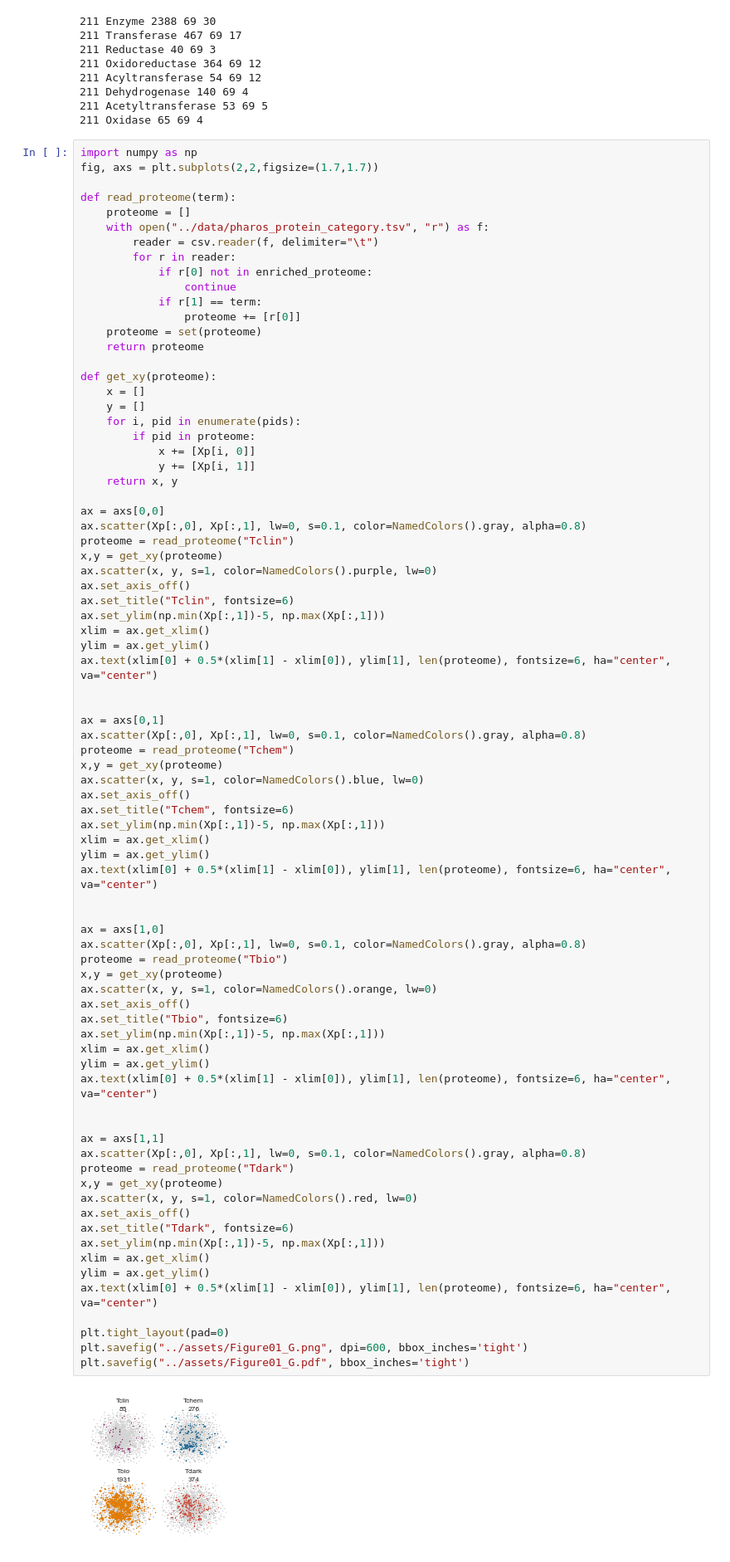
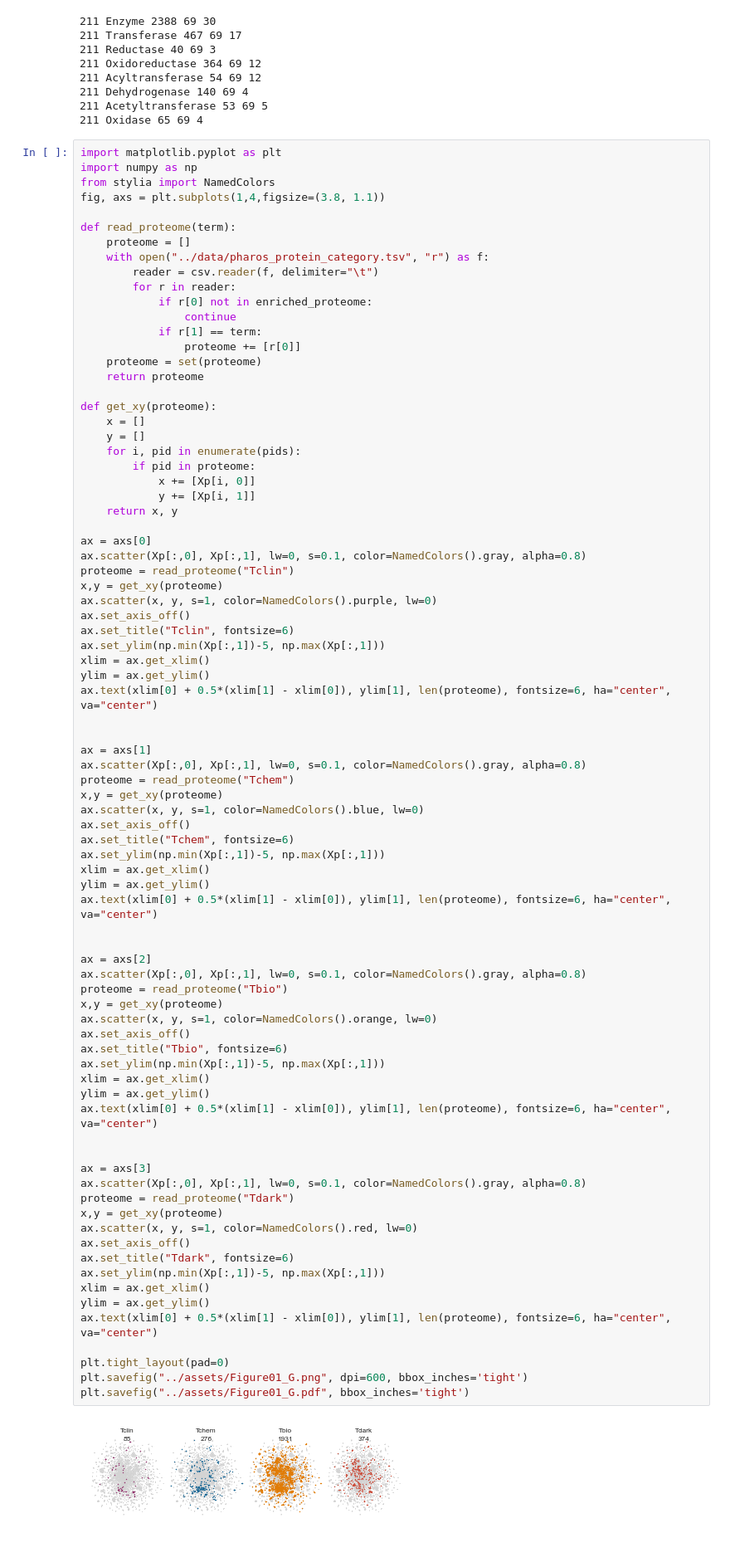
Before and after one commit to ligand-discovery/primary-paper-figures, a Jupyter notebook: notebooks/GlobalAnalysis.ipynb, the cells around one changed output. Shown at 83% size. Cells and saved outputs as stored; diff of their text form.

```diff
--- a/notebooks/Figure-01.ipynb
+++ b/notebooks/GlobalAnalysis.ipynb
@@ -697,8 +705,10 @@ find_some_cluster_term(211, 100, 10)
 211 Acetyltransferase 53 69 5
 211 Oxidase 65 69 4
 # %%
+import matplotlib.pyplot as plt
 import numpy as np
-fig, axs = plt.subplots(2,2,figsize=(1.7,1.7))
+from stylia import NamedColors
+fig, axs = plt.subplots(1,4,figsize=(3.8, 1.1))
 
 def read_proteome(term):
     proteome = []
@@ -721,7 +731,7 @@ def get_xy(proteome):
             y += [Xp[i, 1]]
     return x, y
 
-ax = axs[0,0]
+ax = axs[0]
 ax.scatter(Xp[:,0], Xp[:,1], lw=0, s=0.1, color=NamedColors().gray, alpha=0.8)
 proteome = read_proteome("Tclin")
 x,y = get_xy(proteome)
@@ -734,7 +744,7 @@ ylim = ax.get_ylim()
 ax.text(xlim[0] + 0.5*(xlim[1] - xlim[0]), ylim[1], len(proteome), fontsize=6, ha="center", va="center")
 
 
-ax = axs[0,1]
+ax = axs[1]
 ax.scatter(Xp[:,0], Xp[:,1], lw=0, s=0.1, color=NamedColors().gray, alpha=0.8)
 proteome = read_proteome("Tchem")
 x,y = get_xy(proteome)
@@ -747,36 +757,36 @@ ylim = ax.get_ylim()
 ax.text(xlim[0] + 0.5*(xlim[1] - xlim[0]), ylim[1], len(proteome), fontsize=6, ha="center", va="center")
 
 
-ax = axs[1,0]
+ax = axs[2]
 ax.scatter(Xp[:,0], Xp[:,1], lw=0, s=0.1, color=NamedColors().gray, alpha=0.8)
 proteome = read_proteome("Tbio")
 x,y = get_xy(proteome)
 ax.scatter(x, y, s=1, color=NamedColors().orange, lw=0)
 ax.set_axis_off()
 ax.set_title("Tbio", fontsize=6)
 ax.set_ylim(np.min(Xp[:,1])-5, np.max(Xp[:,1]))
 xlim = ax.get_xlim()
 ylim = ax.get_ylim()
 ax.text(xlim[0] + 0.5*(xlim[1] - xlim[0]), ylim[1], len(proteome), fontsize=6, ha="center", va="center")
 
 
-ax = axs[1,1]
+ax = axs[3]
 ax.scatter(Xp[:,0], Xp[:,1], lw=0, s=0.1, color=NamedColors().gray, alpha=0.8)
 proteome = read_proteome("Tdark")
 x,y = get_xy(proteome)
 ax.scatter(x, y, s=1, color=NamedColors().red, lw=0)
 ax.set_axis_off()
 ax.set_title("Tdark", fontsize=6)
 ax.set_ylim(np.min(Xp[:,1])-5, np.max(Xp[:,1]))
 xlim = ax.get_xlim()
 ylim = ax.get_ylim()
 ax.text(xlim[0] + 0.5*(xlim[1] - xlim[0]), ylim[1], len(proteome), fontsize=6, ha="center", va="center")
 
 plt.tight_layout(pad=0)
 plt.savefig("../assets/Figure01_G.png", dpi=600, bbox_inches='tight')
 plt.savefig("../assets/Figure01_G.pdf", bbox_inches='tight')
 # %% [output]
-[figure, old version]
+[figure, new version]
 # %%
 from matplotlib.patches import Circle
 
```
Also changed, not shown: parts of 8 cells of this notebook, 45 other files.
